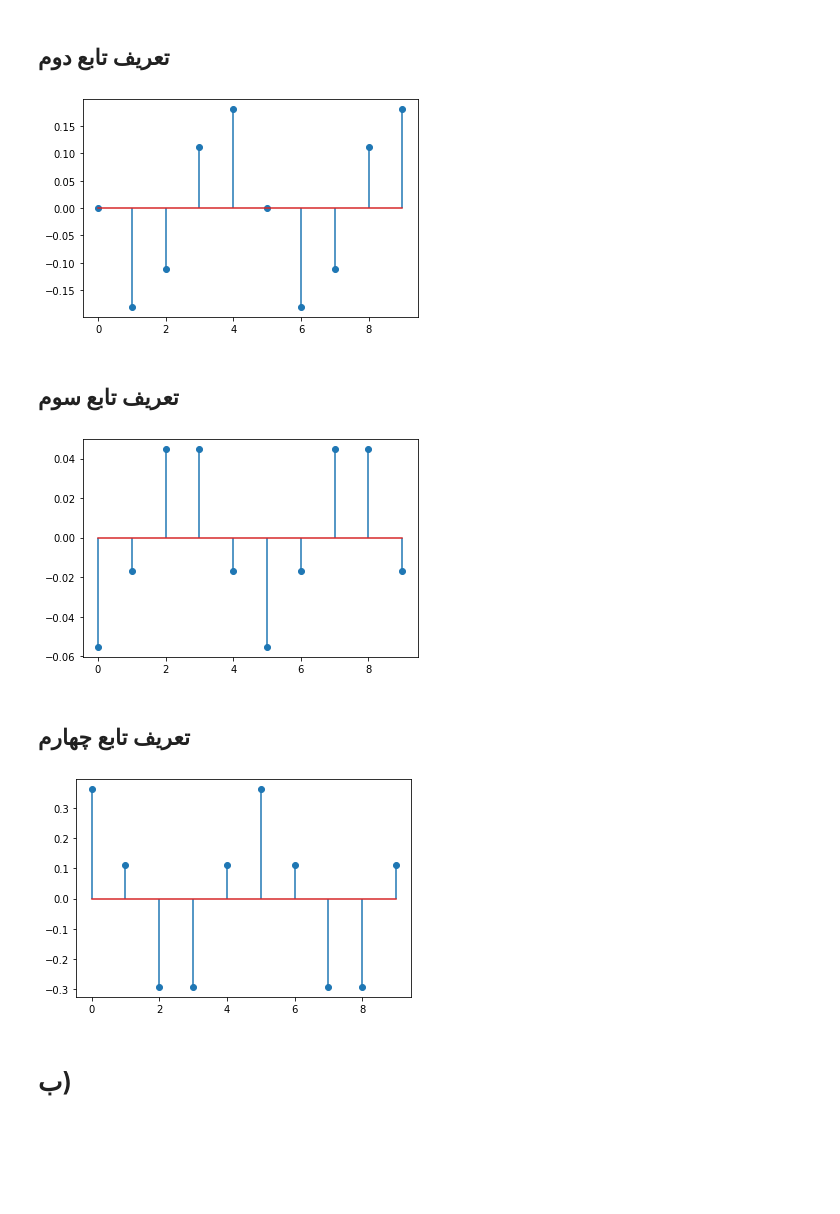
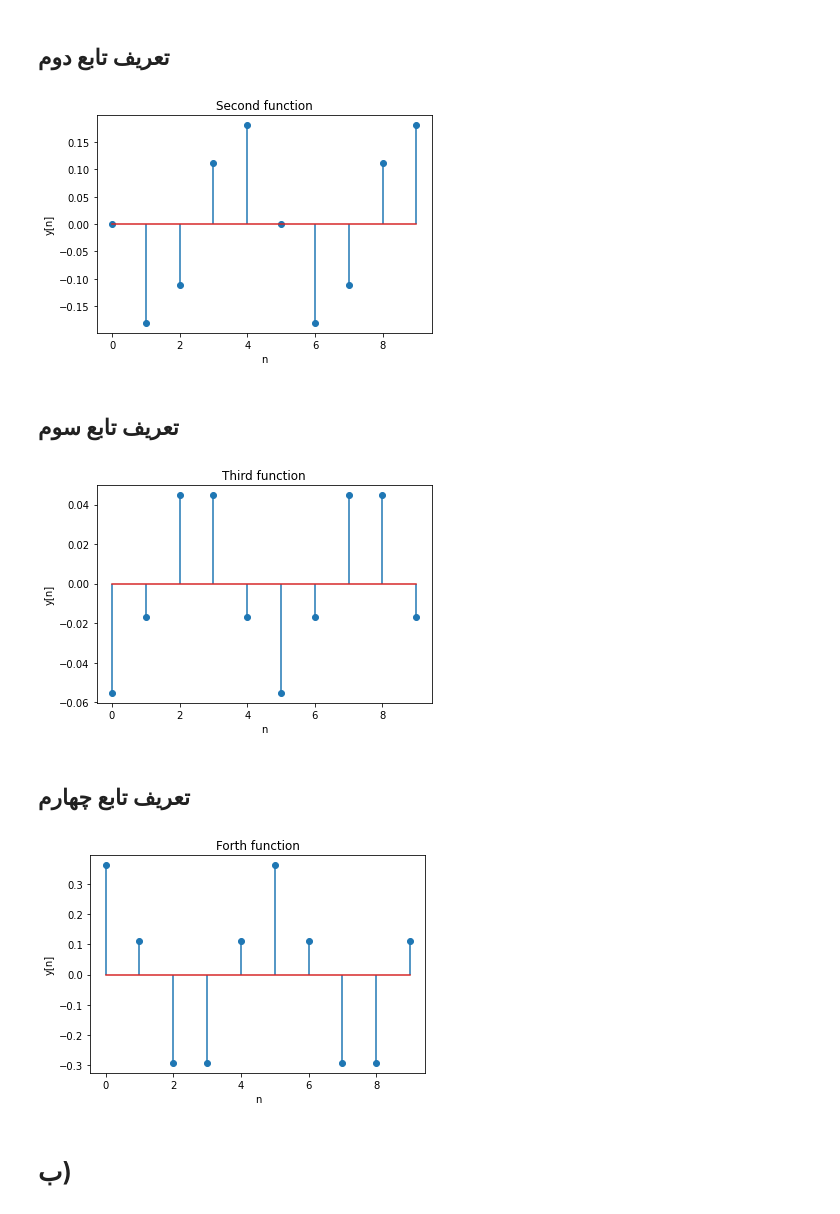
Before and after one commit to ae2079/SS_CA1, a Jupyter notebook: Discrete Time Function Drowing.ipynb, the cells around one changed output. Drawn from its saved outputs; the diff is of its cells as text; code cells hidden in the pictures; blank space fills up the shorter version.

```diff
--- a/Discrete Time Function Drowing.ipynb
+++ b/Discrete Time Function Drowing.ipynb
@@ -38,9 +44,12 @@ def B(n):
     return (1/(2*T)) * (X(n+1) - X(n-1))
 # %%
 y = B(n)
+plt.title("Second function")
+plt.xlabel("n")
+plt.ylabel("y[n]")
 plt.stem(n,y,use_line_collection=True);
 # %% [output]
-[figure, old version]
+[figure, new version]
 # %% [markdown]
 ## تعریف تابع سوم
 # %%
@@ -48,9 +57,12 @@ def C(n):
     return (1/(T**2)) * (X(n+1) - 2*X(n) + X(n-1))
 # %%
 y = C(n)
+plt.title("Third function")
+plt.xlabel("n")
+plt.ylabel("y[n]")
 plt.stem(n,y,use_line_collection=True);
 # %% [output]
-[figure, old version]
+[figure, new version]
 # %% [markdown]
 ## تعریف تابع چهارم
 # %%
@@ -58,9 +70,12 @@ def D(n):
     return 0.1*X(n-2) + 0.2*X(n-1) + 0.4*X(n) + 0.2*X(n+1) + 0.1*X(n+2)
 # %%
 y = D(n)
+plt.title("Forth function")
+plt.xlabel("n")
+plt.ylabel("y[n]")
 plt.stem(n,y,use_line_collection=True);
 # %% [output]
-[figure, old version]
+[figure, new version]
 # %% [markdown]
 # ب)
 # %%
```
Also changed, not shown: parts of 6 cells of this notebook, 7 other files.
